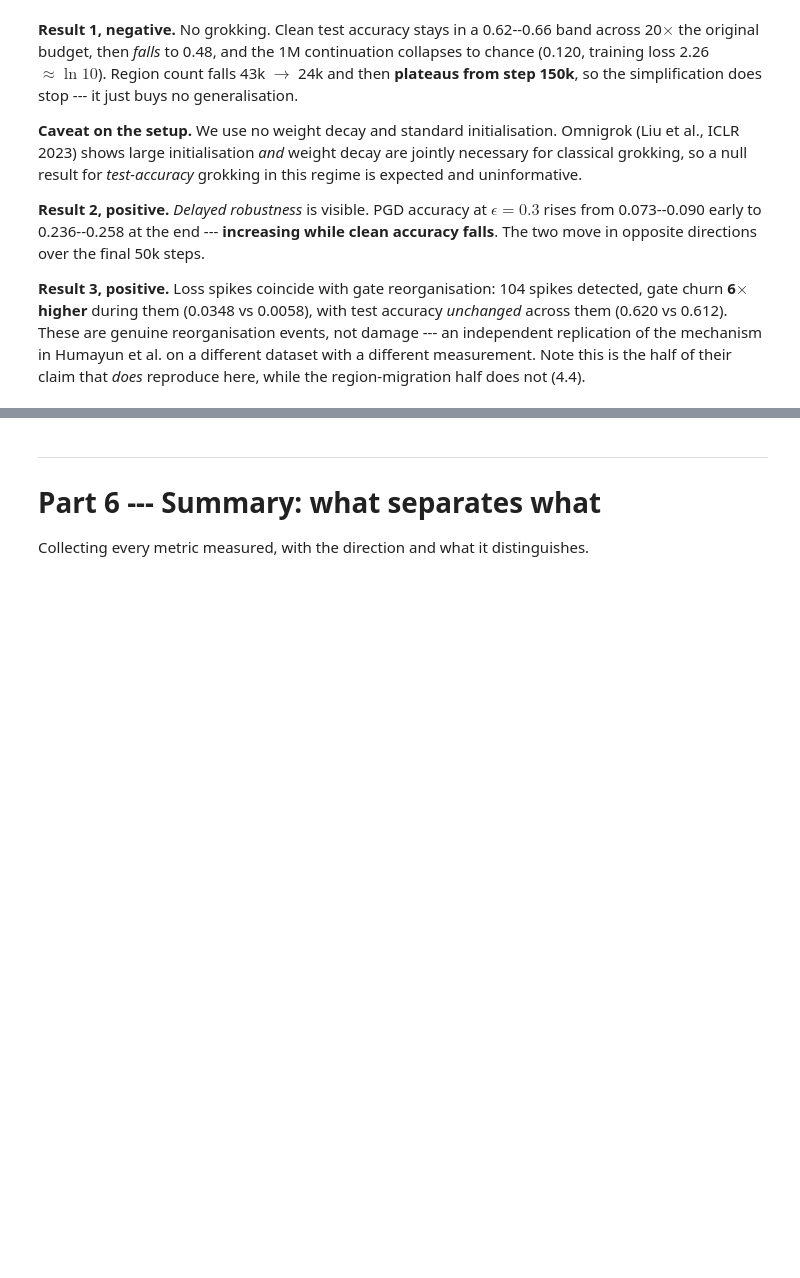
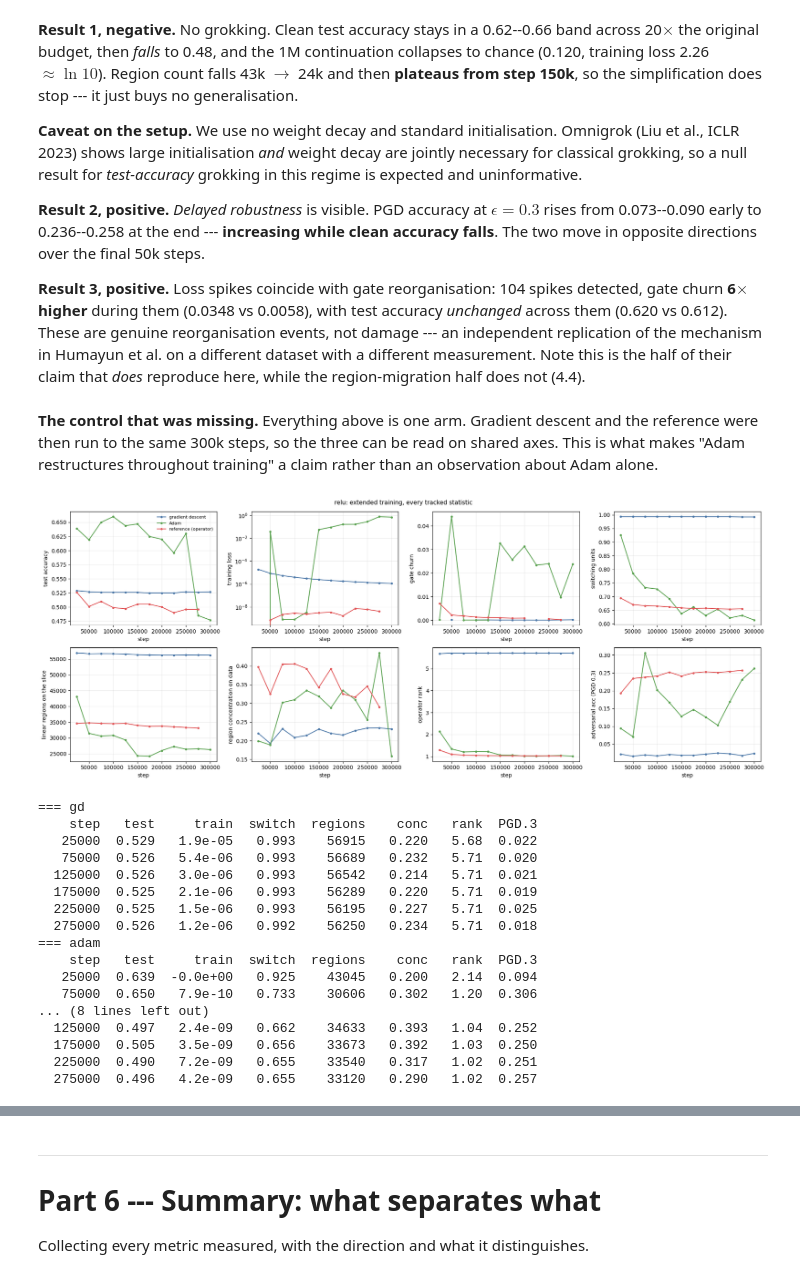
Before and after one commit to Naloween/Operator-Level-optimization, a Jupyter notebook: notebooks/results.ipynb, the cells around one changed output, grey strips where cells are left out. Saved outputs shown, nothing was run; the diff lists cells and outputs as text; code cells hidden in the pictures; blank space fills up the shorter version.

```diff
--- a/notebooks/results.ipynb
+++ b/notebooks/results.ipynb
@@ -902,3 +902,37 @@ them (0.620 vs 0.612). These are genuine reorganisation events, not damage --- a
 replication of the mechanism in Humayun et al. on a different dataset with a different measurement.
 Note this is the half of their claim that *does* reproduce here, while the region-migration half
 does not (4.4).
+# %% [markdown]
+**The control that was missing.** Everything above is one arm. Gradient descent and the
+reference were then run to the same 300k steps, so the three can be read on shared axes. This is
+what makes "Adam restructures throughout training" a claim rather than an observation about Adam
+alone.
+# %%
+f, ext = toy2d.fig_extended('relu', arms=('gd','adam','op'), seed=0, steps_cfg=300000)
+if f:
+    save(f, 'fig_extended_relu_all'); plt.show()
+    for arm, rows in ext.items():
+        print(f'=== {arm}')
+        print(f'{"step":>8}{"test":>7}{"train":>10}{"switch":>8}{"regions":>9}{"conc":>8}{"rank":>7}{"PGD.3":>7}')
+        for r in rows[::2]:
+            print(f'{r["step"]:>8}{r["test"]:>7.3f}{r["train"]:>10.1e}{r["switching"]:>8.3f}'
+                  f'{r["regions"]:>9}{r["concentration"]:>8.3f}{r["pr"]:>7.2f}{r["pgd"]:>7.3f}')
+# %% [output]
+[figure, added]
+=== gd
+    step   test     train  switch  regions    conc   rank  PGD.3
+   25000  0.529   1.9e-05   0.993    56915   0.220   5.68  0.022
+   75000  0.526   5.4e-06   0.993    56689   0.232   5.71  0.020
+  125000  0.526   3.0e-06   0.993    56542   0.214   5.71  0.021
+  175000  0.525   2.1e-06   0.993    56289   0.220   5.71  0.019
+  225000  0.525   1.5e-06   0.993    56195   0.227   5.71  0.025
+  275000  0.526   1.2e-06   0.992    56250   0.234   5.71  0.018
+=== adam
+    step   test     train  switch  regions    conc   rank  PGD.3
+   25000  0.639  -0.0e+00   0.925    43045   0.200   2.14  0.094
+   75000  0.650   7.9e-10   0.733    30606   0.302   1.20  0.306
+... (8 lines left out)
+  125000  0.497   2.4e-09   0.662    34633   0.393   1.04  0.252
+  175000  0.505   3.5e-09   0.656    33673   0.392   1.03  0.250
+  225000  0.490   7.2e-09   0.655    33540   0.317   1.02  0.251
+  275000  0.496   4.2e-09   0.655    33120   0.290   1.02  0.257
```
Also changed, not shown: parts of 18 cells of this notebook, 23 other files.
